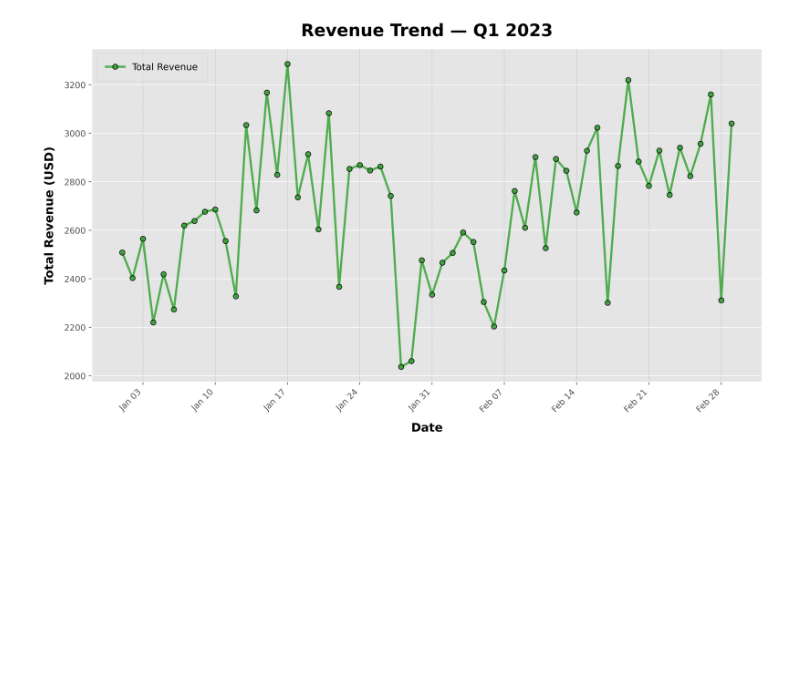
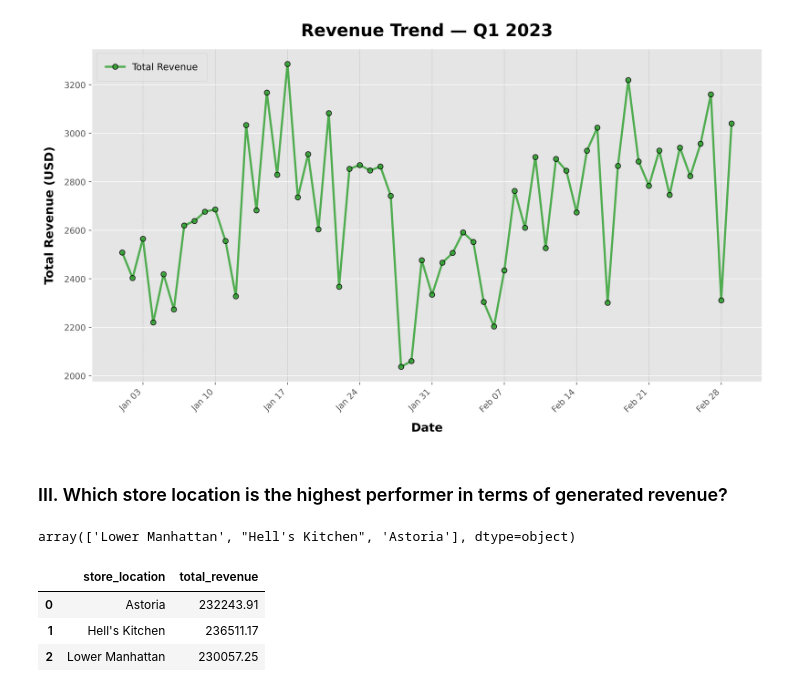
Before and after one commit to smartestnerdfromtown/Coffee-Shop-Sales-Analysis, a Jupyter notebook: analysis.ipynb, the cells around one changed output. Saved outputs shown, nothing was run; the diff lists cells and outputs as text; code cells hidden in the pictures; blank space fills up the shorter version.

```diff
--- a/analysis.ipynb
+++ b/analysis.ipynb
@@ -259,3 +259,20 @@ plt.tight_layout()
 plt.show()
 # %% [output]
 [figure]
+# %% [markdown]
+### III. Which store location is the highest performer in terms of generated revenue?
+# %%
+df['store_location'].unique()
+# %% [output]
+array(['Lower Manhattan', "Hell's Kitchen", 'Astoria'], dtype=object)
+# %%
+location_revenue = df.groupby('store_location') \
+                     .agg(total_revenue=('revenue', 'sum')) \
+                     .reset_index()
+
+location_revenue.head()
+# %% [output]
+|  | store_location | total_revenue |
+| 0 | Astoria | 232243.91 |
+| 1 | Hell's Kitchen | 236511.17 |
+| 2 | Lower Manhattan | 230057.25 |
```
Also changed, not shown: parts of 1 cell of this notebook.
